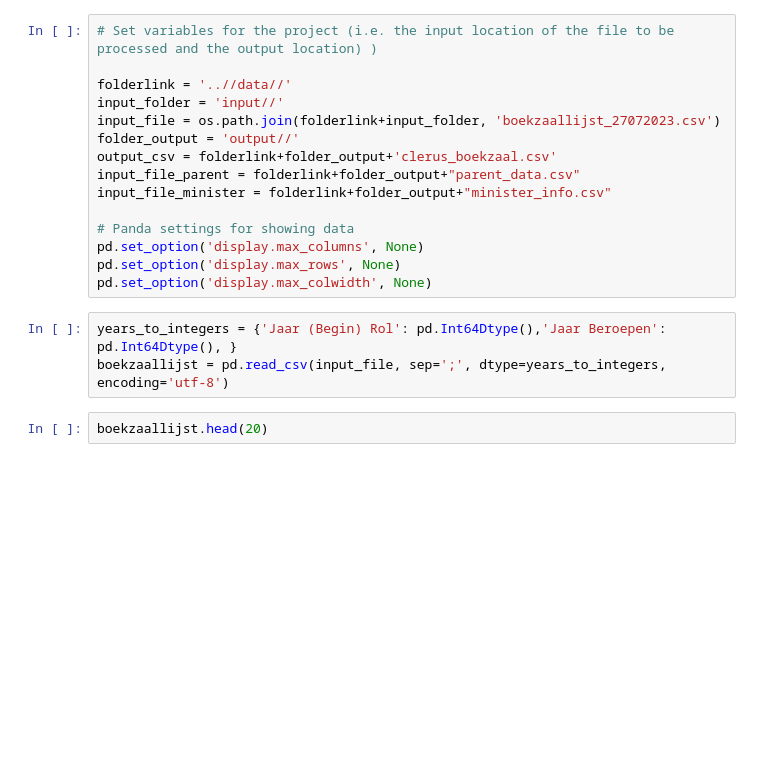
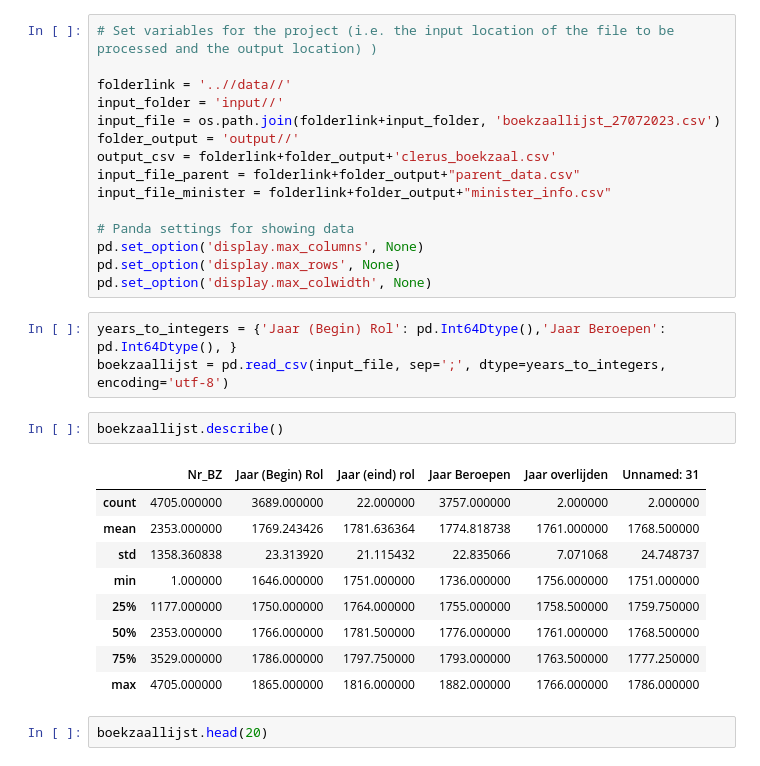
Before and after one commit to DigiDuRe/DigiDuRe, a Jupyter notebook: act5/boekzaallijst.ipynb, the cells around one changed output. Saved outputs shown, nothing was run; the diff lists cells and outputs as text; blank space fills up the shorter version.

```diff
--- a/act5/boekzaallijst.ipynb
+++ b/act5/boekzaallijst.ipynb
@@ -24,6 +24,18 @@ pd.set_option('display.max_colwidth', None)
 # %%
 years_to_integers = {'Jaar (Begin) Rol': pd.Int64Dtype(),'Jaar Beroepen': pd.Int64Dtype(), }
 boekzaallijst = pd.read_csv(input_file, sep=';', dtype=years_to_integers, encoding='utf-8')
+# %%
+boekzaallijst.describe()
+# %% [output]
+|  | Nr_BZ | Jaar (Begin) Rol | Jaar (eind) rol | Jaar Beroepen | Jaar overlijden | Unnamed: 31 |
+| count | 4705.000000 | 3689.000000 | 22.000000 | 3757.000000 | 2.000000 | 2.000000 |
+| mean | 2353.000000 | 1769.243426 | 1781.636364 | 1774.818738 | 1761.000000 | 1768.500000 |
+| std | 1358.360838 | 23.313920 | 21.115432 | 22.835066 | 7.071068 | 24.748737 |
+| min | 1.000000 | 1646.000000 | 1751.000000 | 1736.000000 | 1756.000000 | 1751.000000 |
+| 25% | 1177.000000 | 1750.000000 | 1764.000000 | 1755.000000 | 1758.500000 | 1759.750000 |
+| 50% | 2353.000000 | 1766.000000 | 1781.500000 | 1776.000000 | 1761.000000 | 1768.500000 |
+| 75% | 3529.000000 | 1786.000000 | 1797.750000 | 1793.000000 | 1763.500000 | 1777.250000 |
+| max | 4705.000000 | 1865.000000 | 1816.000000 | 1882.000000 | 1766.000000 | 1786.000000 |
 # %%
 boekzaallijst.head(20)
 # %% [output]
```
Also changed, not shown: parts of 16 cells of this notebook, 1 other file.
